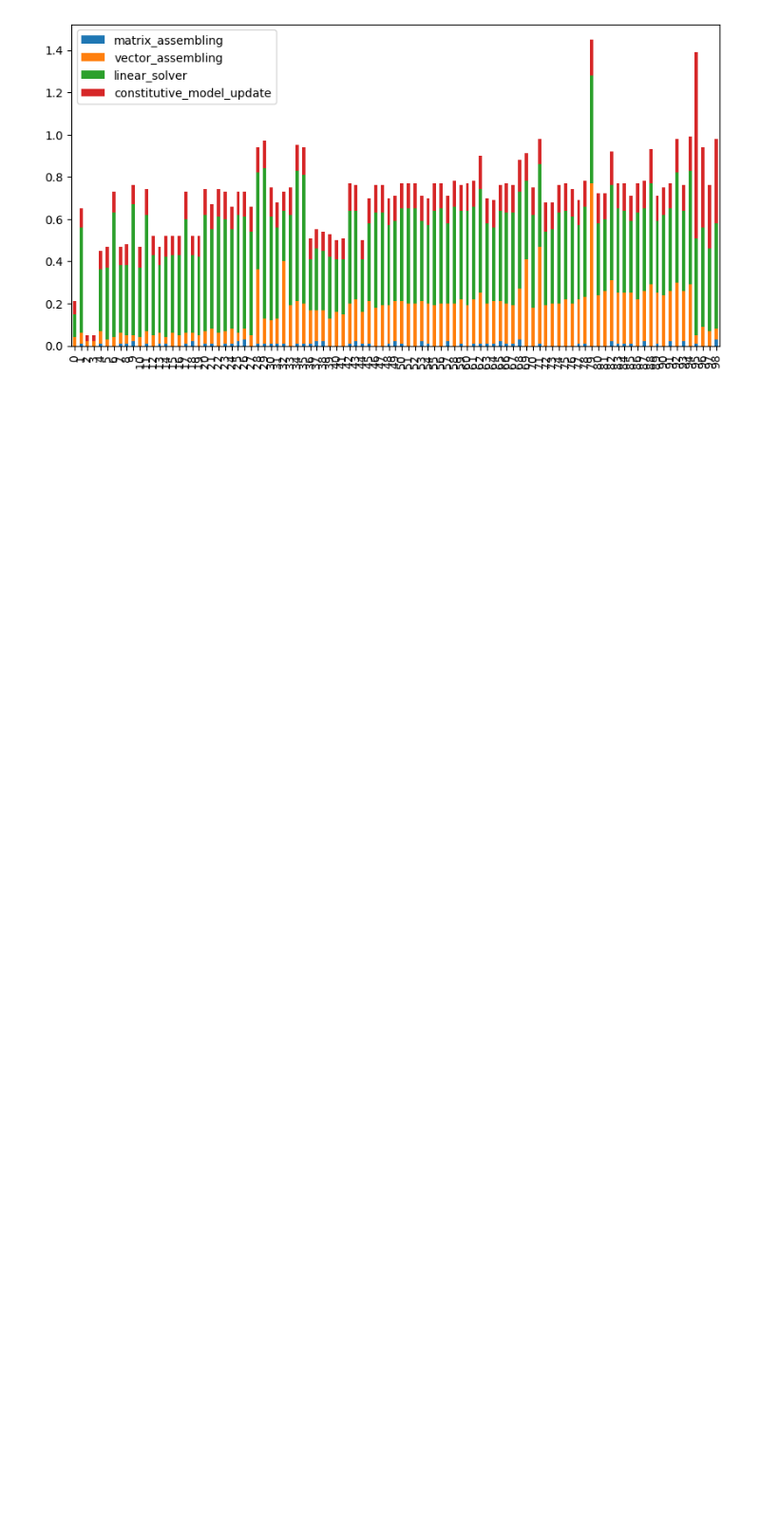
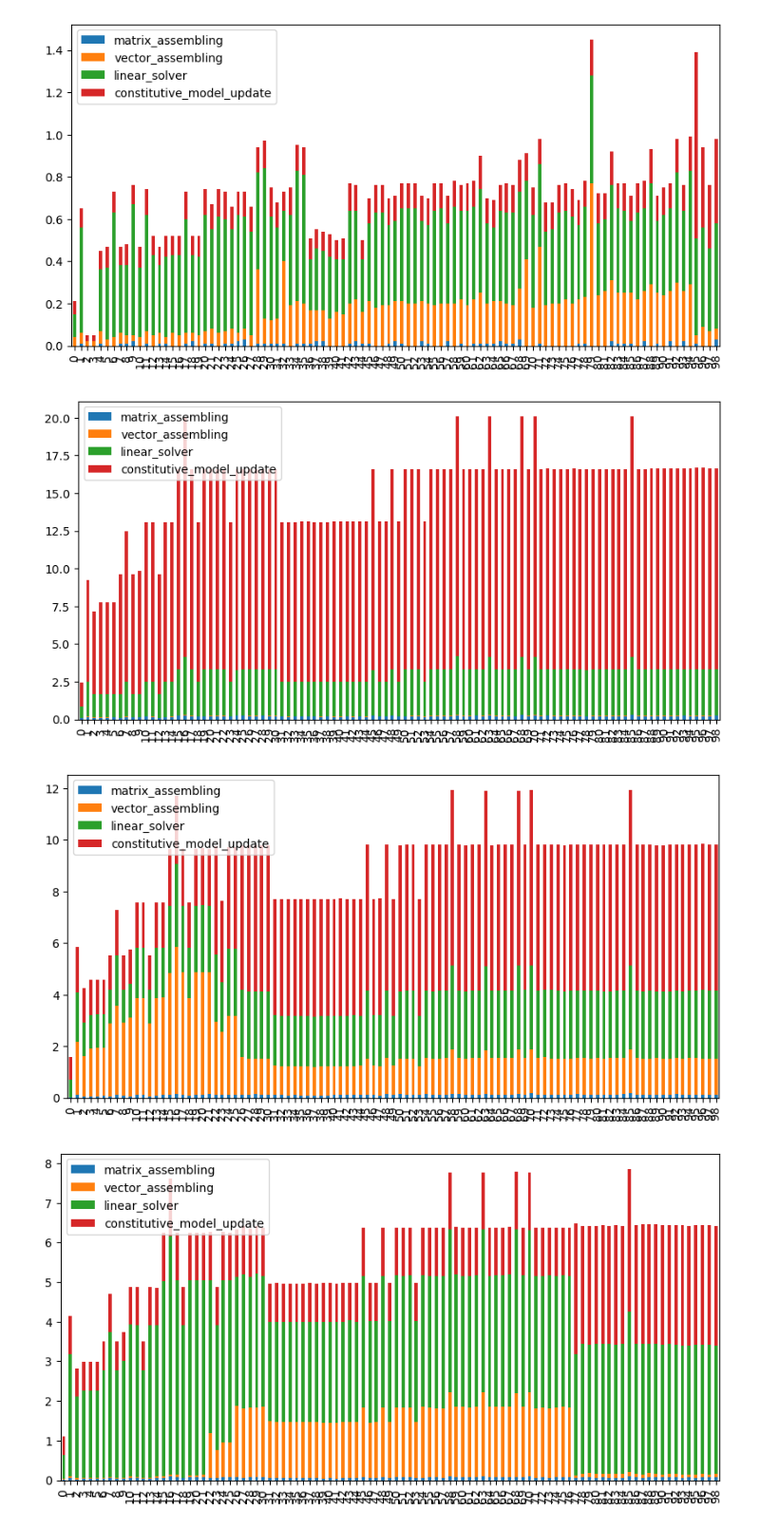
Before and after one commit to a-latyshev/dolfinx-external-operator, a Jupyter notebook: doc/demo/output_data/data_analysis.ipynb, the cells around one changed output. Shown: that part at 95% size. Cells and saved outputs as stored; diff of their text form; code cells hidden in the pictures; blank space fills up the shorter version.

```diff
--- a/doc/demo/output_data/data_analysis.ipynb
+++ b/doc/demo/output_data/data_analysis.ipynb
@@ -36,3 +74,15 @@ for j, n in enumerate(n_list):
 [figure]
 [figure]
 [figure]
+# %%
+cols = ["matrix_assembling", "vector_assembling", "linear_solver", "constitutive_model_update"]
+n_list = [1,2,4,8]
+for j, n in enumerate(n_list):
+    monitor = all_data[1,j]["performance_monitor"]
+    monitor["linear_solver"] = monitor["nonlinear_solver"] - monitor["matrix_assembling"] - monitor["vector_assembling"] - monitor["constitutive_model_update"]
+    fig, ax = plt.subplots(figsize=(10, 5))
+    monitor.plot(use_index=True, y=cols, kind="bar", stacked=True, ax=ax)
+# %% [output]
+[figure, added]
+[figure, added]
+[figure, added]
```
Also changed, not shown: parts of 6 cells of this notebook, 2 other files.
